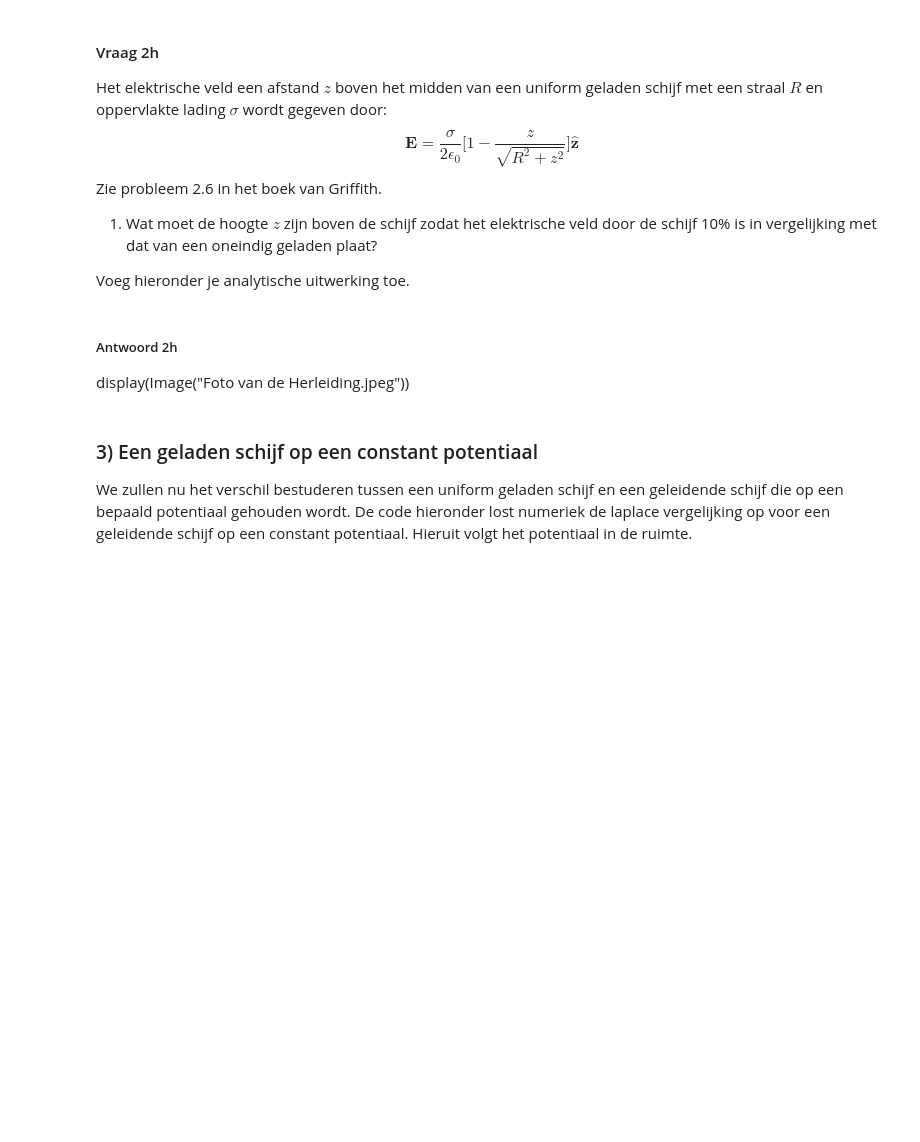
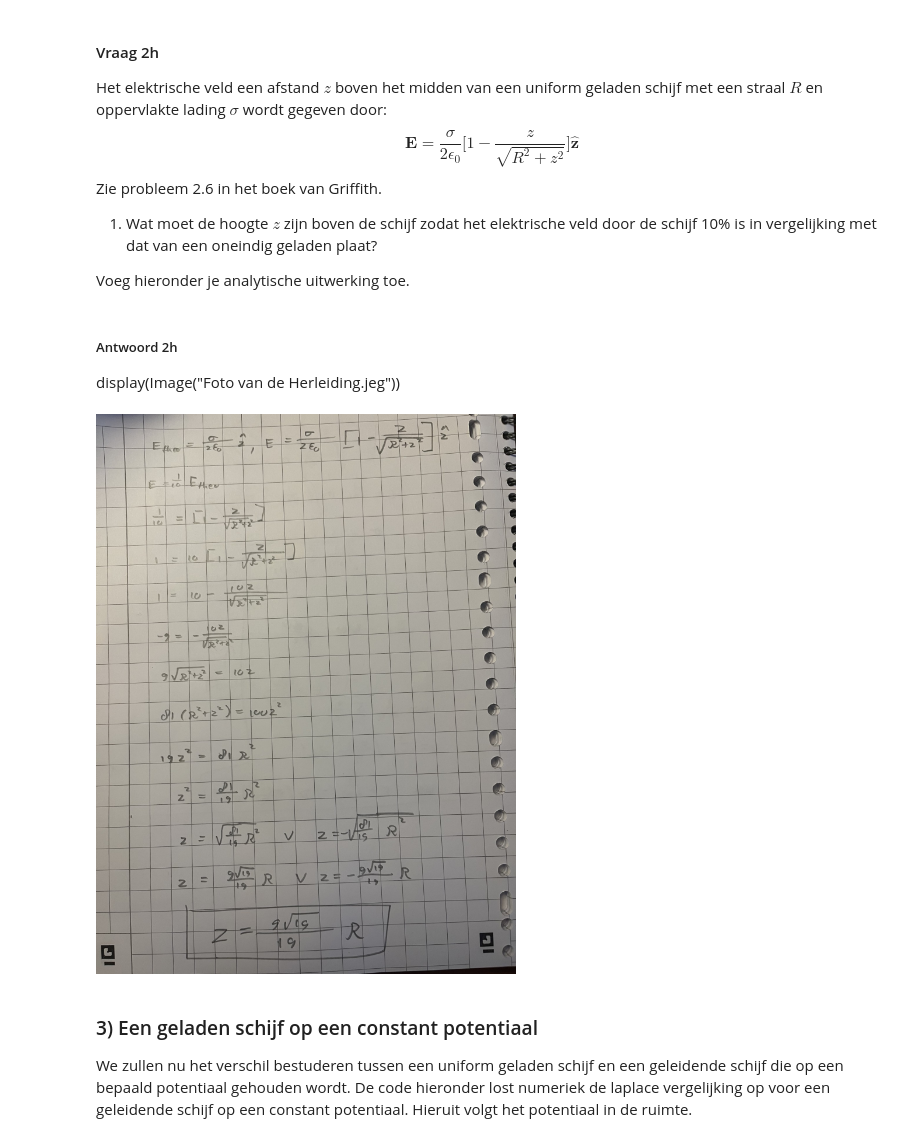
Before and after one commit to jpk274/opdrachten-DEF-D, a Jupyter notebook: DigitaleOntwerpopdrachten/1CondensatorOpdracht/CondensatorOntwerpopdracht.ipynb, the cells around one changed output. Cells and saved outputs as stored; diff of their text form; code cells hidden in the pictures; blank space fills up the shorter version.

```diff
--- a/DigitaleOntwerpopdrachten/1CondensatorOpdracht/CondensatorOntwerpopdracht.ipynb
+++ b/DigitaleOntwerpopdrachten/1CondensatorOpdracht/CondensatorOntwerpopdracht.ipynb
@@ -356,7 +362,11 @@ Voeg hieronder je analytische uitwerking toe.
 # %% [markdown]
 ##### Antwoord 2h
 
-display(Image("Foto van de Herleiding.jpeg"))
+display(Image("Foto van de Herleiding.jeg"))
+# %%
+display(Image("Foto van de Herleiding.jpg"))
+# %% [output]
+[figure, added]
 # %% [markdown]
 ### 3) Een geladen schijf op een constant potentiaal
 
```
Also changed, not shown: parts of 8 cells of this notebook, 5 other files.
